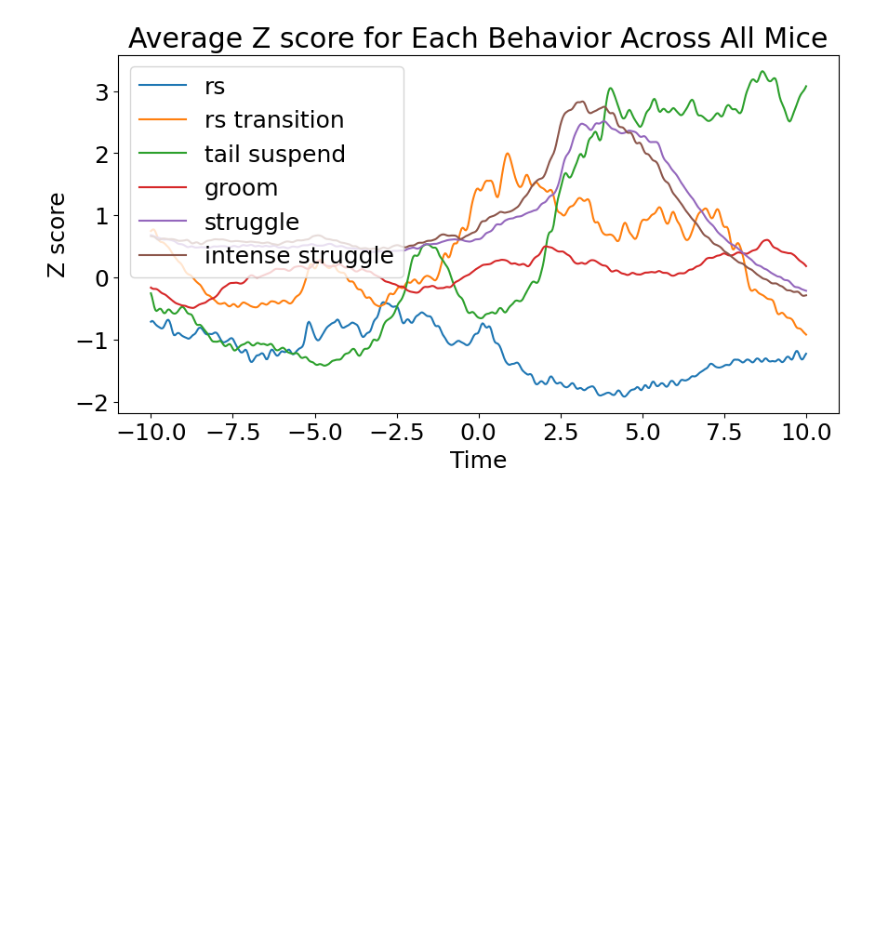
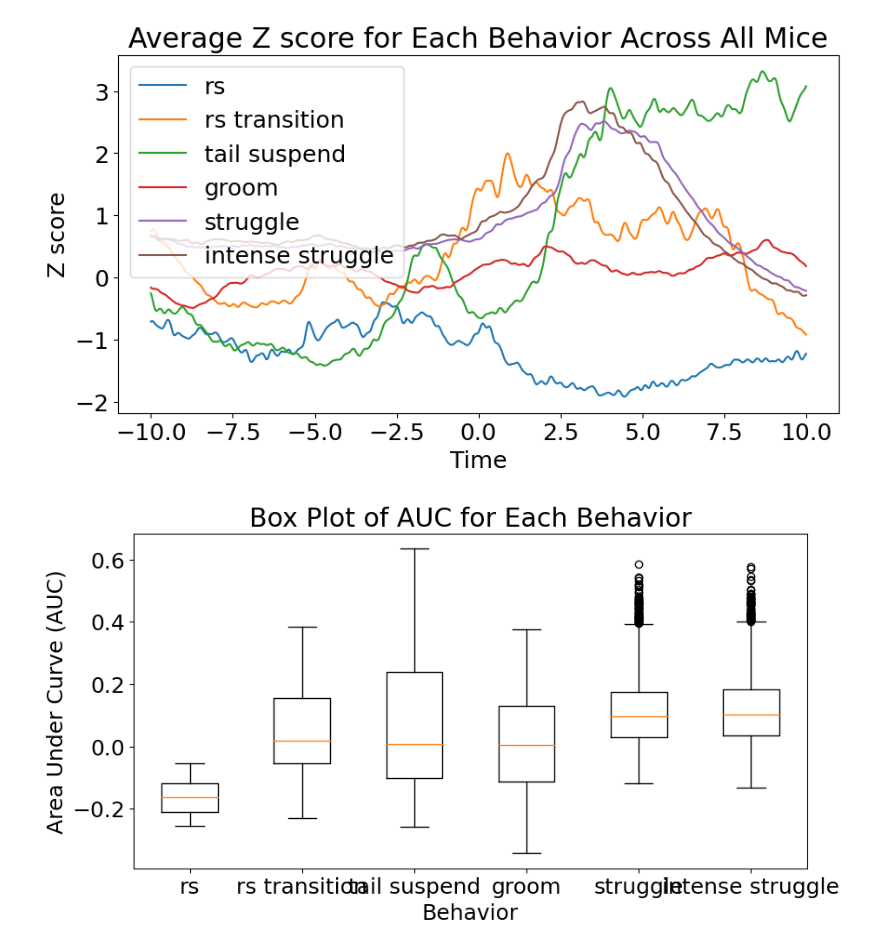
Before and after one commit to SabrinaYuY/Fiber_photometry_data_analysis, a Jupyter notebook: FphAnlaysis.ipynb, the cells around one changed output. Drawn from its saved outputs; the diff is of its cells as text; code cells hidden in the pictures; blank space fills up the shorter version.

```diff
--- a/FphAnlaysis.ipynb
+++ b/FphAnlaysis.ipynb
@@ -349,3 +346,35 @@ plt.legend()
 plt.show()
 # %% [output]
 [figure]
+# %%
+from sklearn.metrics import auc
+from collections import defaultdict
+
+# Initialize an empty dictionary to hold the AUC values for each behavior
+behavior_AUC = defaultdict(list)
+
+# Define the time interval (5 seconds)
+time_interval = 5  # in seconds
+
+# Iterate over all behaviors
+for behavior, data in dict_Zscore_mice.items():
+    time_points = data['time_point']
+    # Exclude 'time_point' from the calculation
+    for key, values in data.items():
+        if key != 'time_point':
+            # Split the values into chunks of 5 seconds
+            chunks = [values[i:i+time_interval] for i in range(0, len(values), time_interval)]
+            # Calculate AUC for each chunk
+            for chunk in chunks:
+                auc_value = auc(time_points[:len(chunk)], chunk)
+                behavior_AUC[behavior].append(auc_value)
+
+# Plot the box plot of AUC values for each behavior
+plt.figure(figsize=(10, 5))
+plt.boxplot(behavior_AUC.values(), labels=behavior_AUC.keys())
+plt.xlabel('Behavior')
+plt.ylabel('Area Under Curve (AUC)')
+plt.title('Box Plot of AUC for Each Behavior')
+plt.show()
+# %% [output]
+[figure, added]
```
Also changed, not shown: parts of 2 cells of this notebook.
